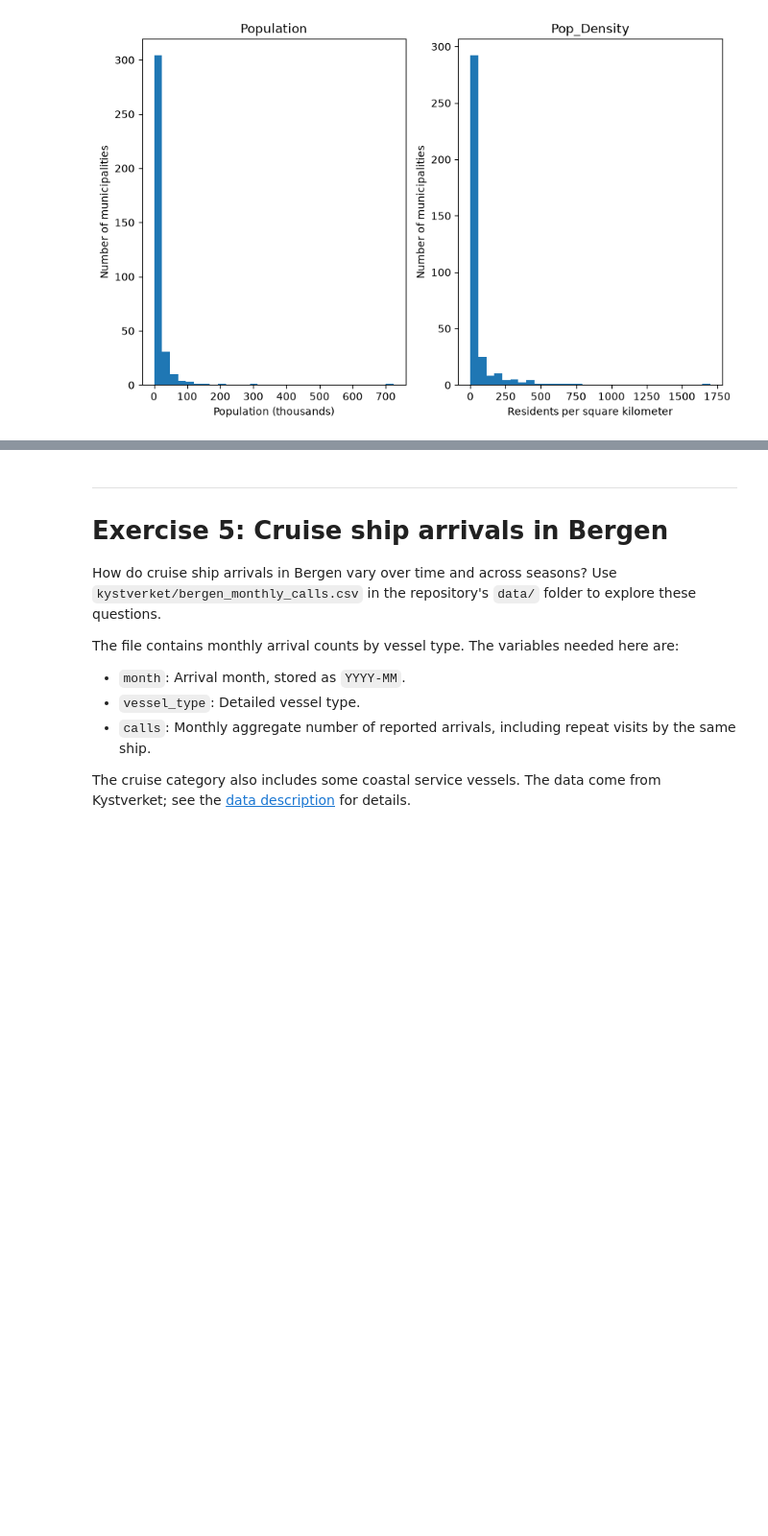
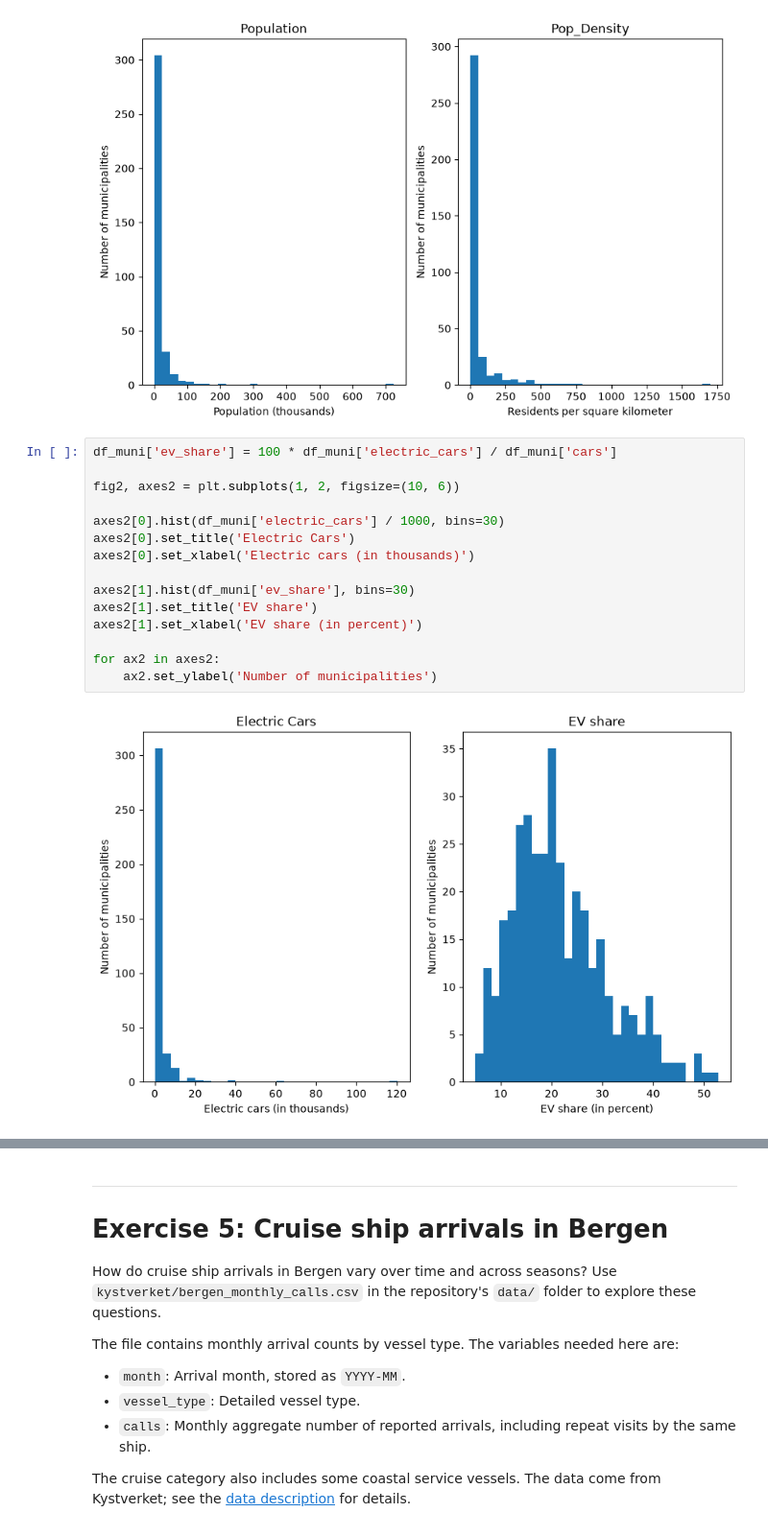
Before and after one commit to JKO-coder1/TECH2-H26, a Jupyter notebook: workshops/workshop3/workshop3_JK2.0.ipynb, the cells around one changed output, grey strips where cells are left out. Shown at 96% size. Cells and saved outputs as stored; diff of their text form; blank space fills up the shorter version.

```diff
--- a/workshops/workshop3/workshop3_JK2.0.ipynb
+++ b/workshops/workshop3/workshop3_JK2.0.ipynb
@@ -426,3 +426,20 @@ for ax in axes:
     ax.set_ylabel('Number of municipalities')
 # %% [output]
 [figure]
+# %%
+df_muni['ev_share'] = 100 * df_muni['electric_cars'] / df_muni['cars']
+
+fig2, axes2 = plt.subplots(1, 2, figsize=(10, 6))
+
+axes2[0].hist(df_muni['electric_cars'] / 1000, bins=30)
+axes2[0].set_title('Electric Cars')
+axes2[0].set_xlabel('Electric cars (in thousands)')
+
+axes2[1].hist(df_muni['ev_share'], bins=30)
+axes2[1].set_title('EV share')
+axes2[1].set_xlabel('EV share (in percent)')
+
+for ax2 in axes2:
+    ax2.set_ylabel('Number of municipalities')
+# %% [output]
+[figure, added]
```
Also changed, not shown: parts of 6 cells of this notebook, 2 other files.
